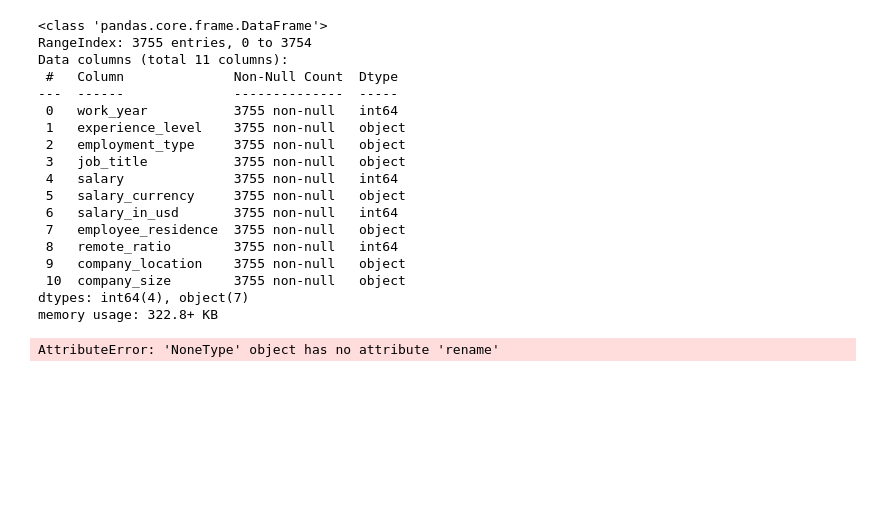
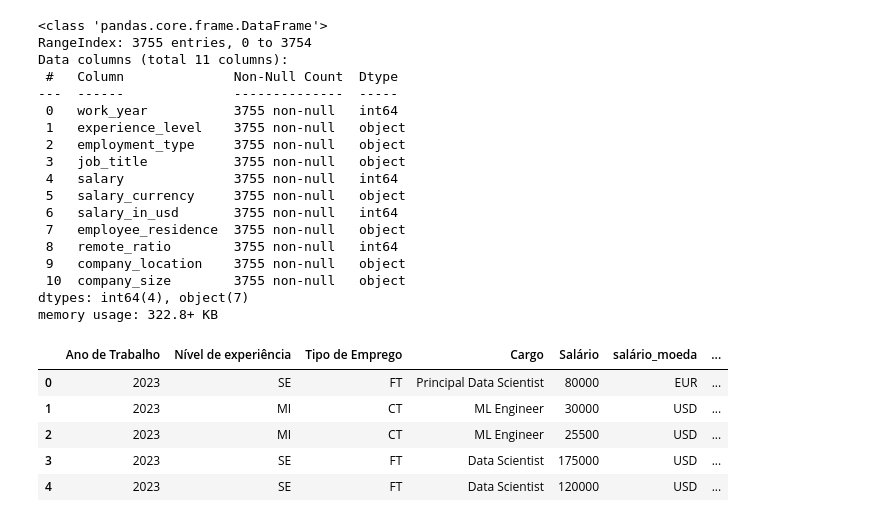
Before and after one commit to isaacuchoa/salariosDataScience, a Jupyter notebook: salaries.ipynb, the cells around one changed output. Cells and saved outputs as stored; diff of their text form; code cells hidden in the pictures; blank space fills up the shorter version.

```diff
--- a/salaries.ipynb
+++ b/salaries.ipynb
@@ -44,21 +44,27 @@ Data columns (total 11 columns):
  10  company_size        3755 non-null   object
 dtypes: int64(4), object(7)
 memory usage: 322.8+ KB
-# %%
-dadados.rename(columns={
-    'work_year':'Ano de Trabalho',
-    'experience_level':'Nível de experiência',
-    'employment_type':'Tipo de Emprego',
-    'job_title':'Cargo',
-    'salary':'Salário',
-    'salary_currency':'salário_moeda',
-    'salary_in_usd':'Salário em Dolar',
-    'employee_residence':'Residência',
-    'remote_ratio':'Relação remota',
-    'company_location':'Localização empresa',
-    'company_size':'Tamanho da empresa',
-}, inplace=True)
-
-dados.head()
-# %% [output]
-AttributeError: 'NoneType' object has no attribute 'rename'
+# %%
+# renomear colunas
+dados.rename(columns={
+    'work_year':'Ano de Trabalho',
+    'experience_level':'Nível de experiência',
+    'employment_type':'Tipo de Emprego',
+    'job_title':'Cargo',
+    'salary':'Salário',
+    'salary_currency':'salário_moeda',
+    'salary_in_usd':'Salário em Dolar',
+    'employee_residence':'Residência',
+    'remote_ratio':'Relação remota',
+    'company_location':'Localização empresa',
+    'company_size':'Tamanho da empresa',
+}, inplace=True)
+
+dados.head()
+# %% [output]
+|  | Ano de Trabalho | Nível de experiência | Tipo de Emprego | Cargo | Salário | salário_moeda | ... |
+| 0 | 2023 | SE | FT | Principal Data Scientist | 80000 | EUR | ... |
+| 1 | 2023 | MI | CT | ML Engineer | 30000 | USD | ... |
+| 2 | 2023 | MI | CT | ML Engineer | 25500 | USD | ... |
+| 3 | 2023 | SE | FT | Data Scientist | 175000 | USD | ... |
+| 4 | 2023 | SE | FT | Data Scientist | 120000 | USD | ... |
```
Also changed, not shown: parts of 3 cells of this notebook.
